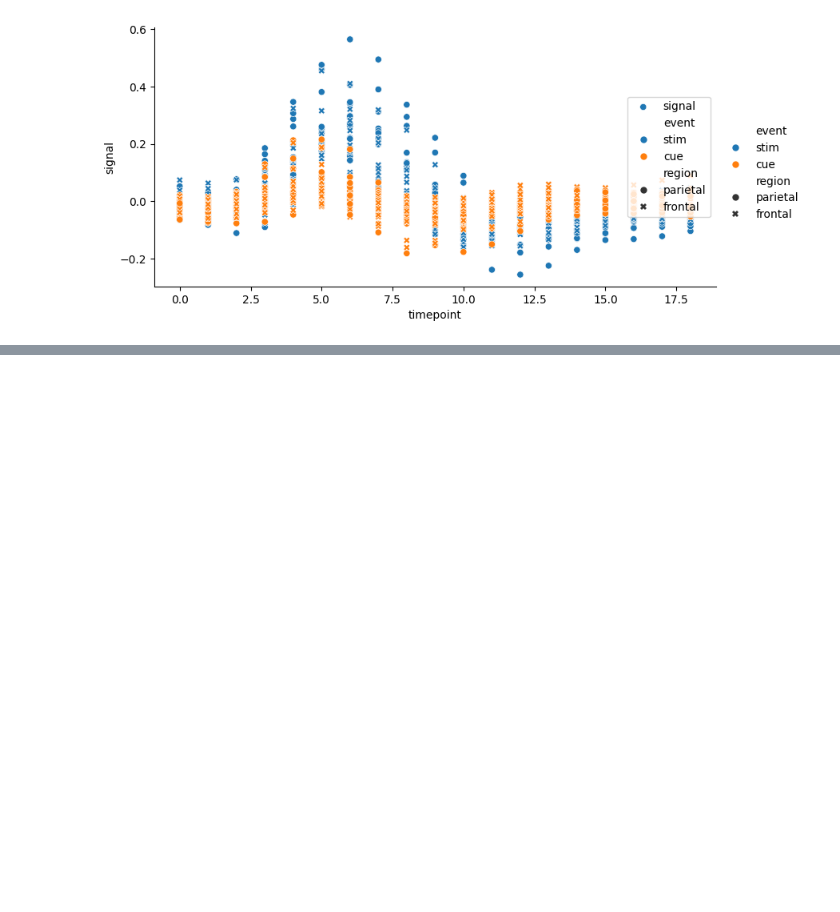
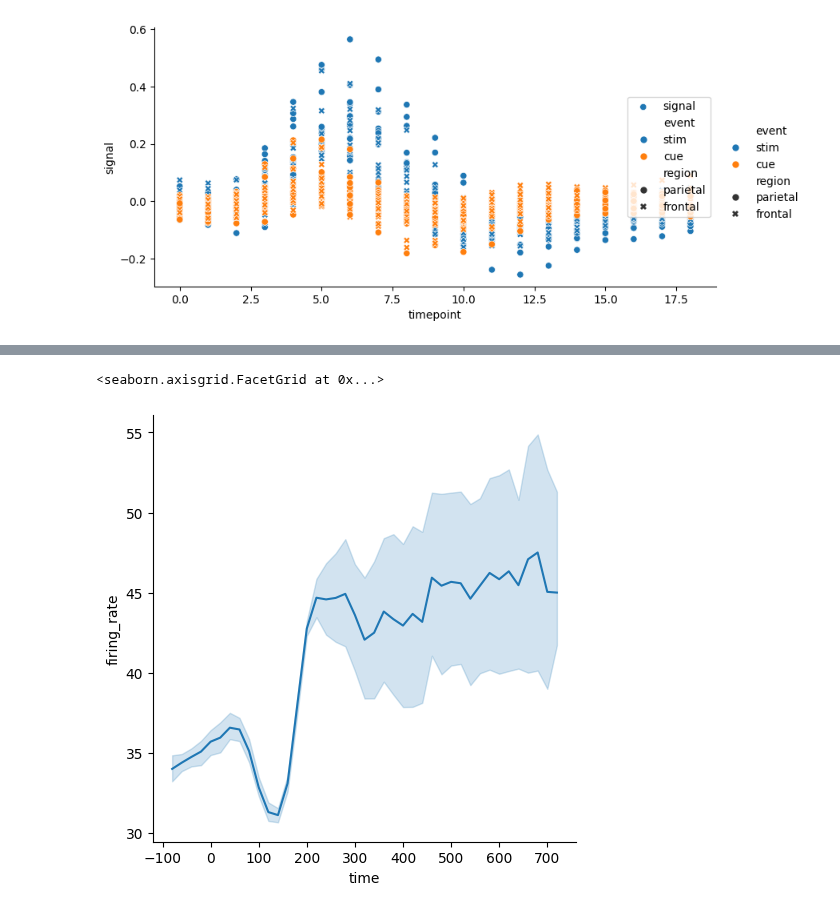
Before and after one commit to arashniroomand/MachineLearning, a Jupyter notebook: Practical_MasterClass/Seaborn.ipynb, the cells around one changed output, grey strips where cells are left out. Saved outputs shown, nothing was run; the diff lists cells and outputs as text; code cells hidden in the pictures; blank space fills up the shorter version.

Commit message:
working with seaborn

```diff
--- a/Practical_MasterClass/Seaborn.ipynb
+++ b/Practical_MasterClass/Seaborn.ipynb
@@ -140,3 +140,6 @@ plt.legend(loc = 'right')
 # %% [output]
 <matplotlib.legend.Legend at 0x...>
 [figure]
+# %%
+dots = sns.load_dataset('dots').query("align == 'dots'")
+dots
@@ -142,0 +160,5 @@ plt.legend(loc = 'right')
+# %%
+relplot(x = "time", y = 'firing_rate', data = dots, kind = 'line')
+# %% [output]
+<seaborn.axisgrid.FacetGrid at 0x...>
+[figure, added]
```
Also changed, not shown: parts of 2 cells of this notebook.
